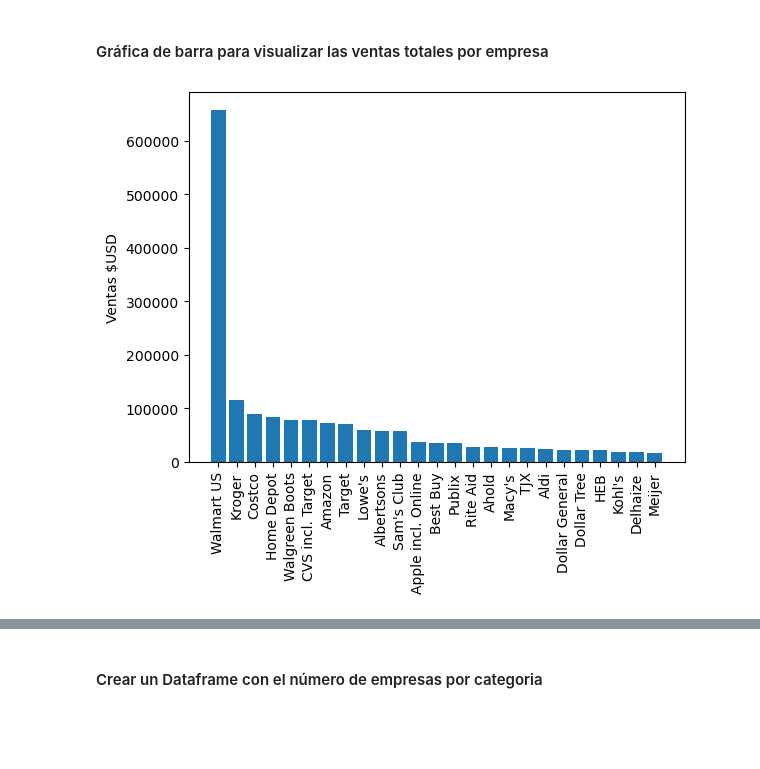
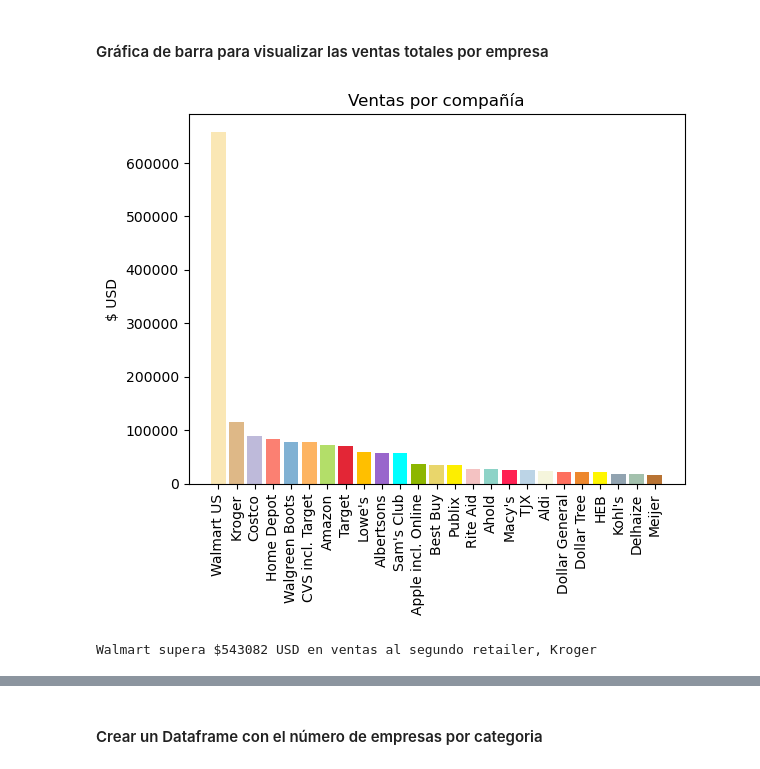
Before and after one commit to r3card0/Data-Academy-Project, a Jupyter notebook: proyecto_datacademy.ipynb, the cells around one changed output, grey strips where cells are left out. Cells and saved outputs as stored; diff of their text form; code cells hidden in the pictures; blank space fills up the shorter version.

Commit message:
added list of colors, function to plot tree chart

```diff
--- a/proyecto_datacademy.ipynb
+++ b/proyecto_datacademy.ipynb
@@ -23,7 +23,8 @@ import matplotlib.pyplot as plt
 import seaborn as sns
 # %%
 # Importar datos aquí
-df = pd.read_csv('/work/largest_us_retailers.csv')
+# df = pd.read_csv('/work/largest_us_retailers.csv')
+df = pd.read_csv('Doc/largest_us_retailers.csv')
 # %% [markdown]
 ## 1. Exploración
 # %%
@@ -180,17 +183,33 @@ df1.describe()
 | max | 658119.000000 | 14250.000000 | 187.795620 | 0.255662 |
 # %% [markdown]
 #### Gráfica de barra para visualizar las ventas totales por empresa
+# %%
+# Colores que se ocuparan en las gráficas
+colours = ['#fae7b5', '#deb887', '#bebada', '#fb8072','#80b1d3'
+               , '#fdb462', '#b3de69','#e32636','#ffbf00','#9966cc'
+              , '#00ffff','#8db600','#e9d66b','#fdee00','#f4c2c2'
+              , '#8dd3c7','#ff2052','#bcd4e6','#f5f5dc','#fe6f5e'
+              , '#ed872d', '#fff600','#91a3b0','#a3c1ad','#b87333']
 # %%
-# Organizar el dataframe por la columna 'compañías'
+# Ordenar el reporte por ventas 'Sales'
 df1 = df1.sort_values('Sales',ascending=False)
 
-# Graficar la cantidad de tiendas por categoría
+# Ventas por compañía
 x = df1['Company']
 y = df1['Sales']
-plt.bar(x,y)
+plt.bar(x,y, color=colours)
+plt.title('Ventas por compañía')
 # plt.xlabel('Empresa')
-plt.ylabel('Ventas $USD')
+plt.ylabel('$ USD')
 plt.xticks(rotation='vertical')
 plt.show()
 # %% [output]
-[figure, old version]
+[figure, new version]
+# %%
+# Diferencia en ventas entre el Walmart y Kroger
+salesWalmart = df1.iloc[0,1]
+salesKroger = df1.iloc[1,1]
+difference = salesWalmart - salesKroger
+print(f'Walmart supera ${difference} USD en ventas al segundo retailer, Kroger')
+# %% [output]
+Walmart supera $543082 USD en ventas al segundo retailer, Kroger
```
Also changed, not shown: parts of 7 cells of this notebook, 1 other file.
